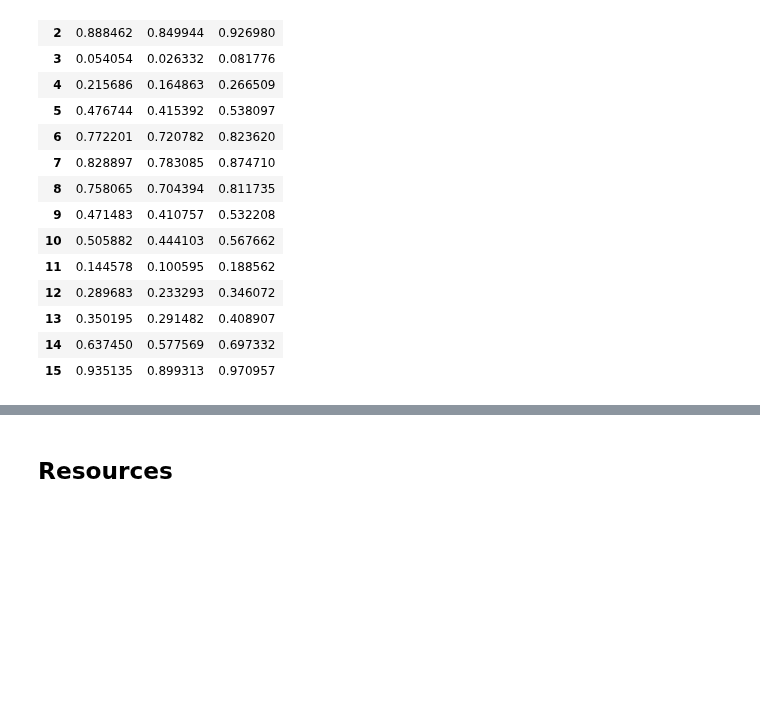
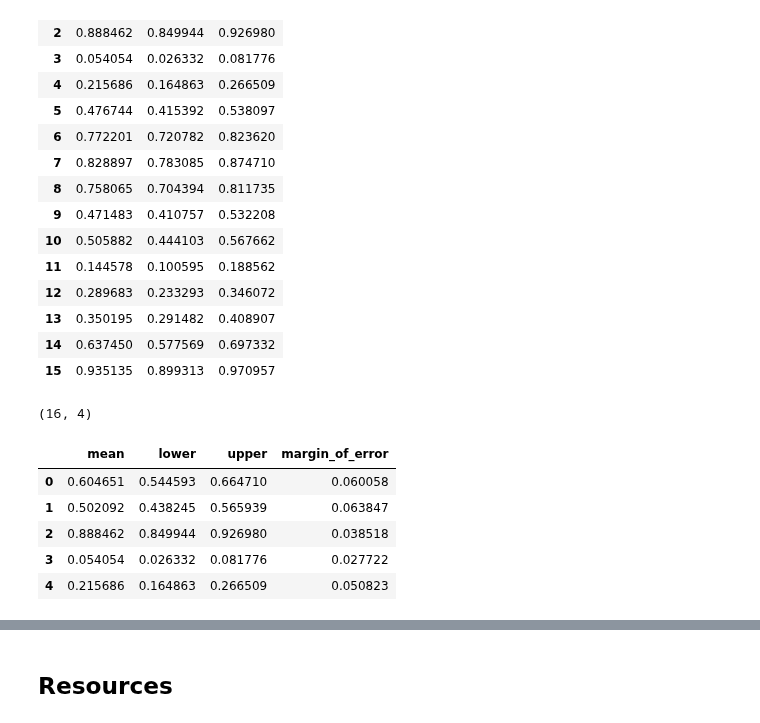
Before and after one commit to bloominstituteoftechnology/DS-Unit-1-Sprint-2-Statistics, a Jupyter notebook: module3/LS_DS_123_Introduction_to_Bayesian_Inference_Assignment.ipynb, the cells around one changed output, grey strips where cells are left out. Saved outputs shown, nothing was run; the diff lists cells and outputs as text; code cells hidden in the pictures; blank space fills up the shorter version.

```diff
--- a/module3/LS_DS_123_Introduction_to_Bayesian_Inference_Assignment.ipynb
+++ b/module3/LS_DS_123_Introduction_to_Bayesian_Inference_Assignment.ipynb
@@ -158,3 +225,16 @@ confidence_interval_df.head(20)
 | 13 | 0.350195 | 0.291482 | 0.408907 |
 | 14 | 0.637450 | 0.577569 | 0.697332 |
 | 15 | 0.935135 | 0.899313 | 0.970957 |
+# %%
+confidence_interval_df['margin_of_error'] = confidence_interval_df['upper'] - confidence_interval_df['mean']
+
+print(confidence_interval_df.shape)
+confidence_interval_df.head()
+# %% [output]
+(16, 4)
+|  | mean | lower | upper | margin_of_error |
+| 0 | 0.604651 | 0.544593 | 0.664710 | 0.060058 |
+| 1 | 0.502092 | 0.438245 | 0.565939 | 0.063847 |
+| 2 | 0.888462 | 0.849944 | 0.926980 | 0.038518 |
+| 3 | 0.054054 | 0.026332 | 0.081776 | 0.027722 |
+| 4 | 0.215686 | 0.164863 | 0.266509 | 0.050823 |
```
Also changed, not shown: parts of 14 cells of this notebook.
